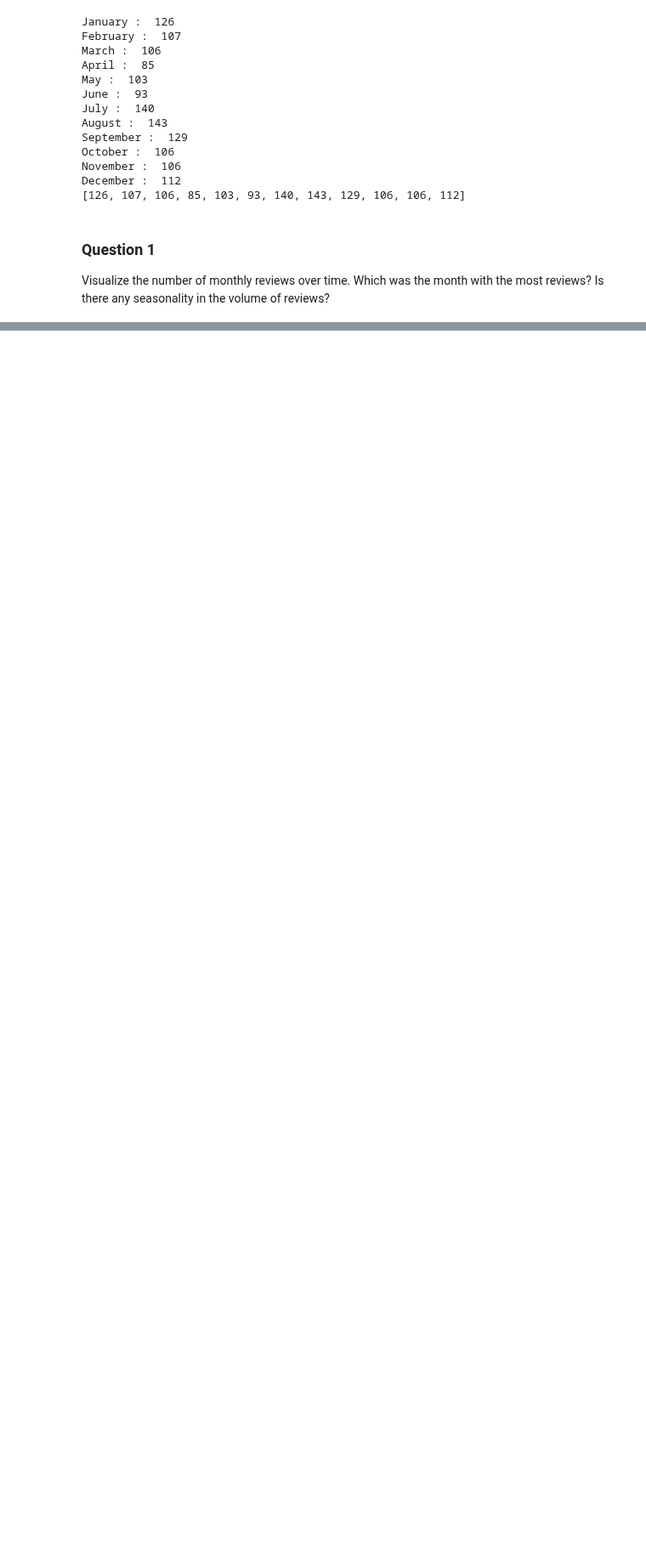
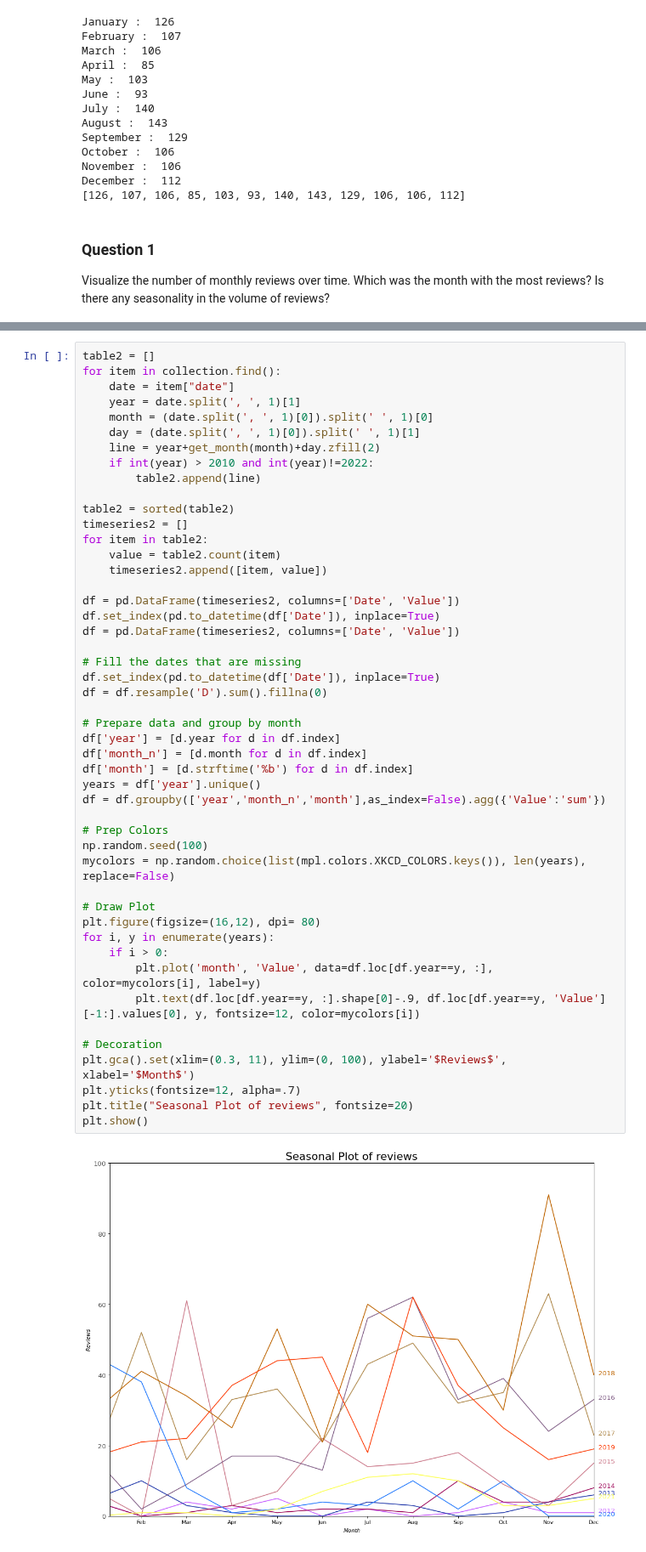
Before and after one commit to MnAppsNet/Web-Scraping-Tutorial, a Jupyter notebook: Basic_Visualizations.ipynb, the cells around one changed output, grey strips where cells are left out. Shown at 85% size. Drawn from its saved outputs; the diff is of its cells as text; blank space fills up the shorter version.

```diff
--- a/Basic_Visualizations.ipynb
+++ b/Basic_Visualizations.ipynb
@@ -83,0 +178,50 @@ plt.show()
+# %%
+table2 = []
+for item in collection.find():
+    date = item["date"]
+    year = date.split(', ', 1)[1]
+    month = (date.split(', ', 1)[0]).split(' ', 1)[0]
+    day = (date.split(', ', 1)[0]).split(' ', 1)[1]
+    line = year+get_month(month)+day.zfill(2)
+    if int(year) > 2010 and int(year)!=2022:
+        table2.append(line)
+
+table2 = sorted(table2)
+timeseries2 = []
+for item in table2:
+    value = table2.count(item)
+    timeseries2.append([item, value])
+
+df = pd.DataFrame(timeseries2, columns=['Date', 'Value'])
+df.set_index(pd.to_datetime(df['Date']), inplace=True)
+df = pd.DataFrame(timeseries2, columns=['Date', 'Value'])
+
+# Fill the dates that are missing
+df.set_index(pd.to_datetime(df['Date']), inplace=True)
+df = df.resample('D').sum().fillna(0)
+
+# Prepare data and group by month
+df['year'] = [d.year for d in df.index]
+df['month_n'] = [d.month for d in df.index]
+df['month'] = [d.strftime('%b') for d in df.index]
+years = df['year'].unique()
+df = df.groupby(['year','month_n','month'],as_index=False).agg({'Value':'sum'})
+
+# Prep Colors
+np.random.seed(100)
+mycolors = np.random.choice(list(mpl.colors.XKCD_COLORS.keys()), len(years), replace=False)
+
+# Draw Plot
+plt.figure(figsize=(16,12), dpi= 80)
+for i, y in enumerate(years):
+    if i > 0:
+        plt.plot('month', 'Value', data=df.loc[df.year==y, :], color=mycolors[i], label=y)
+        plt.text(df.loc[df.year==y, :].shape[0]-.9, df.loc[df.year==y, 'Value'][-1:].values[0], y, fontsize=12, color=mycolors[i])
+
+# Decoration
+plt.gca().set(xlim=(0.3, 11), ylim=(0, 100), ylabel='$Reviews$', xlabel='$Month$')
+plt.yticks(fontsize=12, alpha=.7)
+plt.title("Seasonal Plot of reviews", fontsize=20)
+plt.show()
+# %% [output]
+[figure, added]
```
Also changed, not shown: parts of 8 cells of this notebook.
